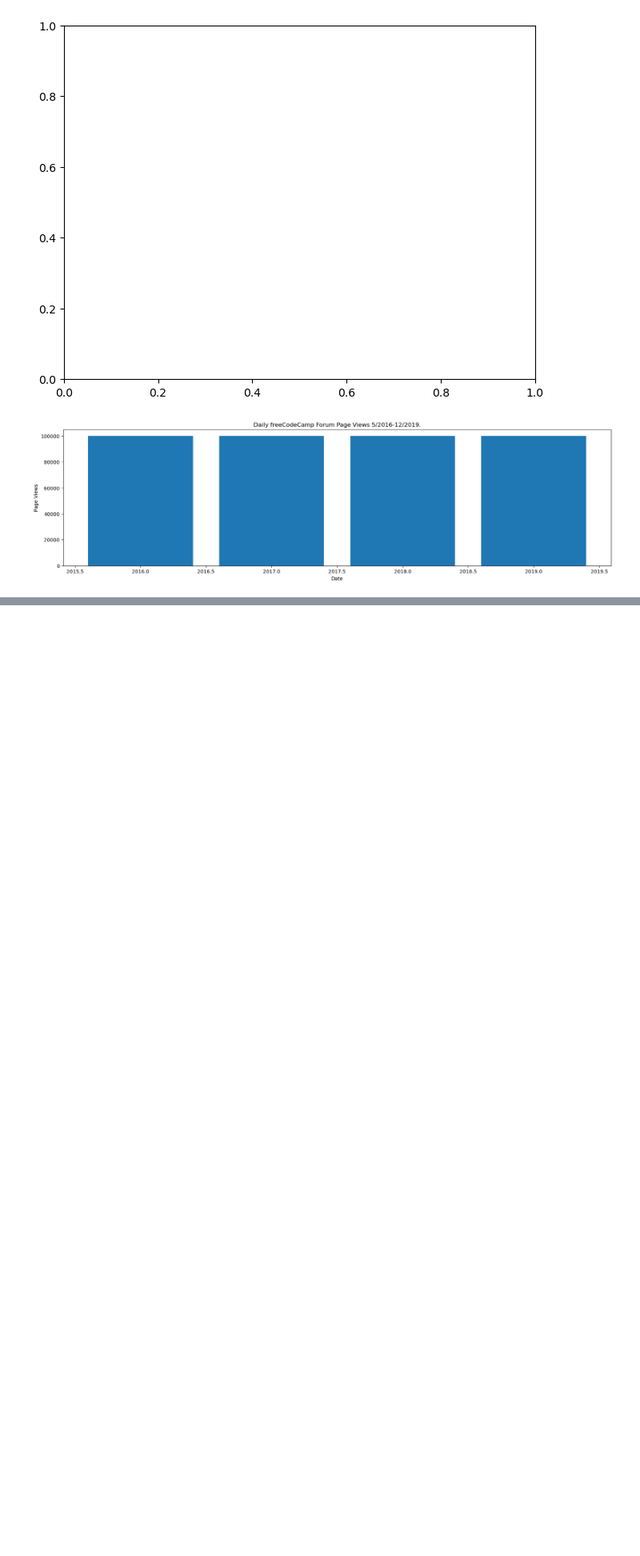
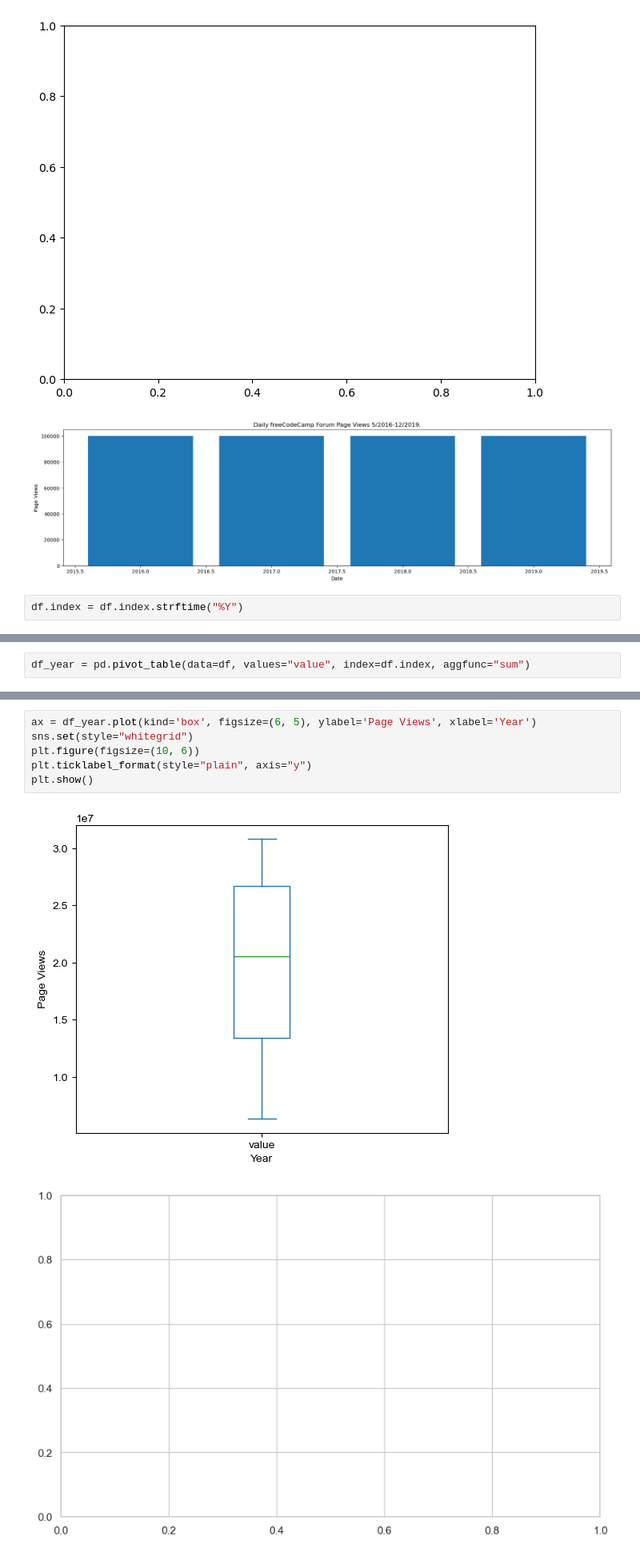
Before and after one commit to OuwaCavern/page-view-time-series-visualizer, a Jupyter notebook: Date Visualizer.ipynb, the cells around one changed output, grey strips where cells are left out. Shown: that part at 80% size. Saved outputs shown, nothing was run; the diff lists cells and outputs as text; blank space fills up the shorter version.

```diff
--- a/Date Visualizer.ipynb
+++ b/Date Visualizer.ipynb
@@ -166,3 +186,5 @@ plt.title("Daily freeCodeCamp Forum Page Views 5/2016-12/2019.")
 Text(0.5, 1.0, 'Daily freeCodeCamp Forum Page Views 5/2016-12/2019.')
 [figure]
 [figure]
+# %%
+df.index = df.index.strftime("%Y")
@@ -168,0 +200,2 @@ Text(0.5, 1.0, 'Daily freeCodeCamp Forum Page Views 5/2016-12/2019.')
+# %%
+df_year = pd.pivot_table(data=df, values="value", index=df.index, aggfunc="sum")
@@ -168,0 +211,9 @@ Text(0.5, 1.0, 'Daily freeCodeCamp Forum Page Views 5/2016-12/2019.')
+# %%
+ax = df_year.plot(kind='box', figsize=(6, 5), ylabel='Page Views', xlabel='Year')
+sns.set(style="whitegrid")
+plt.figure(figsize=(10, 6))
+plt.ticklabel_format(style="plain", axis="y")
+plt.show()
+# %% [output]
+[figure, added]
+[figure, added]
```
Also changed, not shown: parts of 13 cells of this notebook, 4 other files.
